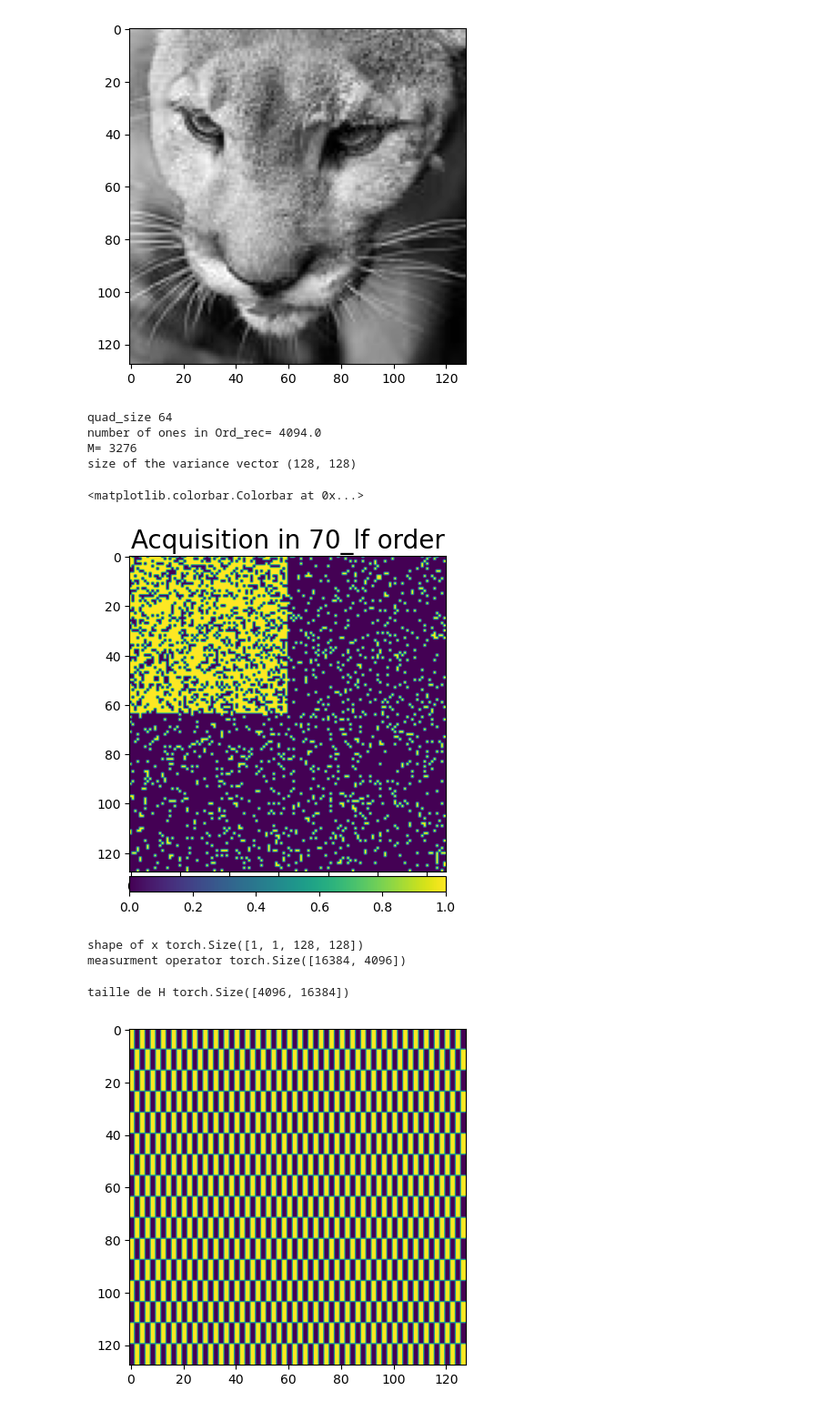
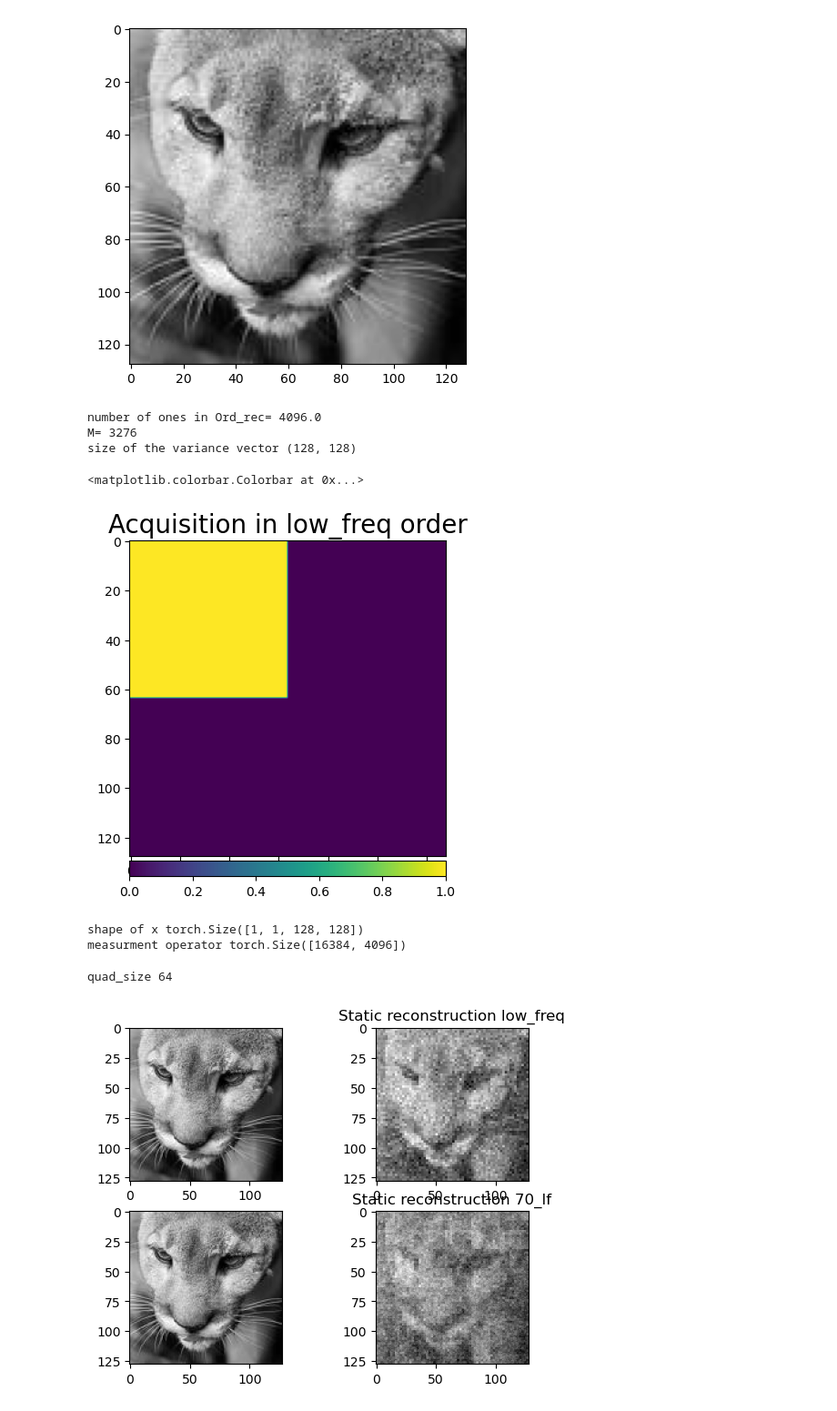
Before and after one commit to SamiFAHIM/image_recontruction_ML, a Jupyter notebook: 2024_tdsi/start_tdsi_nb_Sami.ipynb, the cells around one changed output. Shown: that part at 91% size. Saved outputs shown, nothing was run; the diff lists cells and outputs as text; code cells hidden in the pictures.

Commit message:
Plotting for different Had matrices

```diff
--- a/2024_tdsi/start_tdsi_nb_Sami.ipynb
+++ b/2024_tdsi/start_tdsi_nb_Sami.ipynb
@@ -190,8 +190,8 @@ alpha = 10 # Poisson law parameter for noisy image acquisitions
 und = 4
 M = img_size ** 2 // und  # Number of measurements (here, 1/4 of the pixels)
 
-# order_name = 'low_freq'
-order_name ='70_lf'
+order_name = 'low_freq'
+# order_name ='70_lf'
 #order_name = 'naive'
 #order_name = 'high_freq'
 #order_name = 'variance'
@@ -214,12 +214,11 @@ im = plt.imshow(mask)
 plt.title("Acquisition in " + order_name + " order", fontsize=20)
 add_colorbar(im, "bottom", size="20%")
 # %% [output]
-quad_size 64
-number of ones in Ord_rec= 4094.0
+number of ones in Ord_rec= 4096.0
 M= 3276
 size of the variance vector (128, 128)
 <matplotlib.colorbar.Colorbar at 0x...>
-[figure, old version]
+[figure, new version]
 # %%
 # Measurement and noise operators
 meas_op = meas.HadamSplit(M, h, torch.from_numpy(Ord_rec))
@@ -240,12 +239,46 @@ y = noise_op(x)
 shape of x torch.Size([1, 1, 128, 128])
 measurment operator torch.Size([16384, 4096])
 # %%
-#
-plt.imshow ( meas_op.H[1023,:].reshape(img_size, img_size))
-print ("taille de H", meas_op.H.shape)
+# PLOTTING THE MEAURED IMAGE
+figure, axis = plt.subplots(2, 2)
+with torch.no_grad():
+    axis[0,0].imshow(x_plot.squeeze(), cmap="gray")
+    axis[1,0].imshow(x_plot.squeeze(), cmap="gray")
+        # Measurement and noise operators
+    meas_op = meas.HadamSplit(M, h, torch.from_numpy(choose_pattern_order("low_freq",img_size)))
+    noise_op = noise.Poisson(meas_op)
+    prep_op = prep.SplitPoisson(alpha, meas_op)
+    # Measurement vectors
+    torch.manual_seed(0)    # for reproducibility
+    noise_op.alpha = alpha
+    # print ("shape of x", x.shape)
+    # print ("measurment operator" , meas_op.H_pinv.shape)# c'est la pseudo inverse
+    y = noise_op(x)
+    m = prep_op(y)
+    f_stat = meas_op.pinv(m)
+    axis[0,1].imshow(f_stat.view(h, w).cpu().numpy(), cmap='gray')
+    axis[0,1].set_title('Static reconstruction low_freq')
+
+
+    meas_op = meas.HadamSplit(M, h, torch.from_numpy(choose_pattern_order("70_lf",img_size)))
+    noise_op = noise.Poisson(meas_op)
+    prep_op = prep.SplitPoisson(alpha, meas_op)
+    # Measurement vectors
+    torch.manual_seed(0)    # for reproducibility
+    noise_op.alpha = alpha
+    # print ("shape of x", x.shape)
+    # print ("measurment operator" , meas_op.H_pinv.shape)# c'est la pseudo inverse
+    y = noise_op(x)
+    m = prep_op(y)
+    f_stat = meas_op.pinv(m)
+    axis[1,1].imshow(f_stat.view(h, w).cpu().numpy(), cmap='gray')
+    axis[1,1].set_title('Static reconstruction 70_lf')
+
+# plt.imshow ( meas_op.H[1023,:].reshape(img_size, img_size))
+# print ("taille de H", meas_op.H.shape)
 # %% [output]
-taille de H torch.Size([4096, 16384])
+quad_size 64
-[figure, old version]
+[figure, new version]
 # %%
 #training the denoiser a simple CNN
 # %%
```
Also changed, not shown: parts of 3 cells of this notebook.
